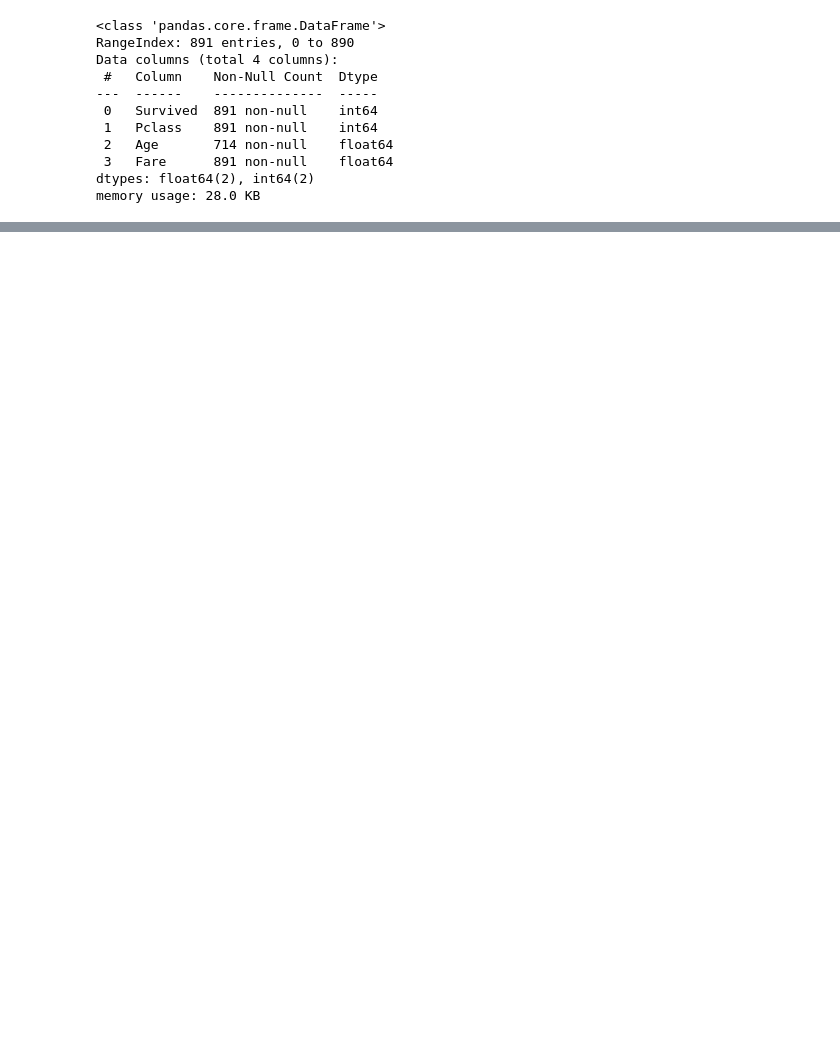
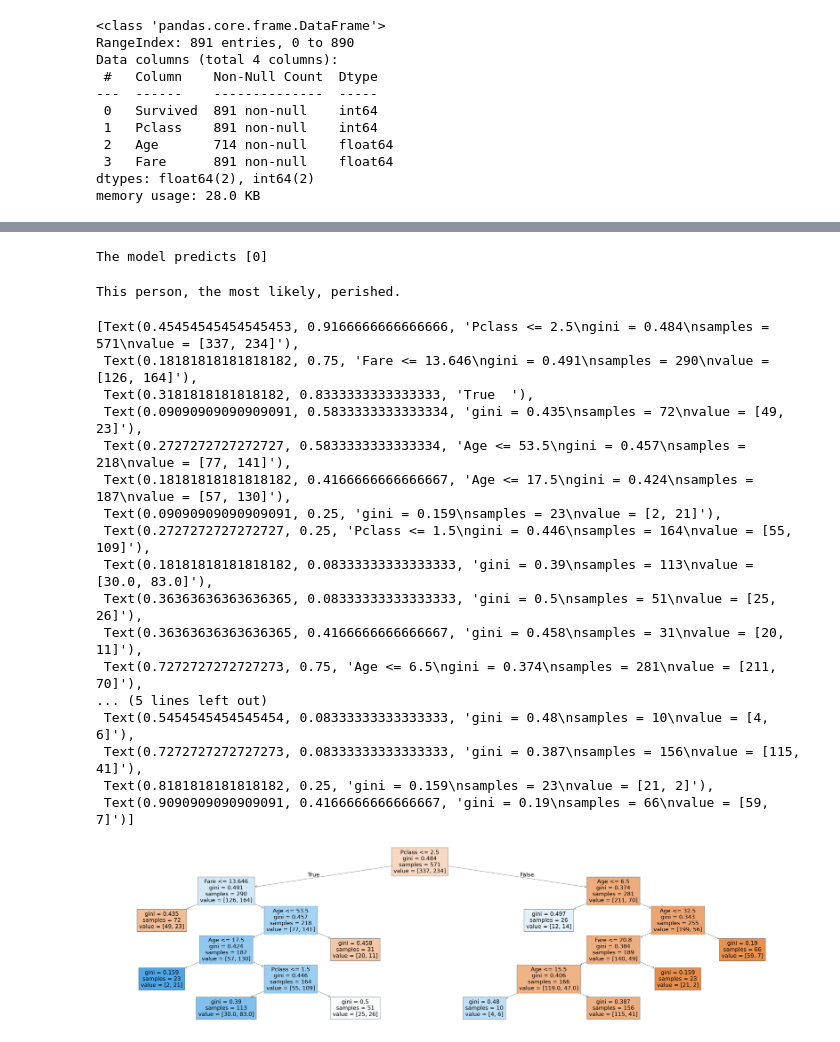
Before and after one commit to victormonkun7/test-repo-tut1-2, a Jupyter notebook: tut8-1_exer.ipynb, the cells around one changed output, grey strips where cells are left out. Drawn from its saved outputs; the diff is of its cells as text; code cells hidden in the pictures; blank space fills up the shorter version.

```diff
--- a/tut8-1_exer.ipynb
+++ b/tut8-1_exer.ipynb
@@ -114 +113,44 @@ FileNotFoundError: [Errno 2] No such file or directory: '../outputs/models/model
 [figure]
+# %%
+with open('/workspaces/test-repo-tut1-2/outputs/models/model_dt.pkl', 'rb') as f:
+    model = pickle.load(f)
+# %%
+person = pd.DataFrame({
+	'Pclass':[3],
+	'Age':[55],
+	'Fare':[7.2500]
+})
+
+prediction = model.predict(person)
+print(f"The model predicts {prediction}")
+# %% [output]
+The model predicts [0]
+# %%
+if prediction == [1]:
+    print ("This person is, the most likely, is a survivor.")
+else:
+    print("This person, the most likely, perished.")
+# %% [output]
+This person, the most likely, perished.
+# %%
+plt.figure(figsize=(80,20))
+plot_tree(model, feature_names=df.drop(columns='Survived').columns, max_depth=5, filled=True)
+# %% [output]
+[Text(0.45454545454545453, 0.9166666666666666, 'Pclass <= 2.5\ngini = 0.484\nsamples = 571\nvalue = [337, 234]'),
+ Text(0.18181818181818182, 0.75, 'Fare <= 13.646\ngini = 0.491\nsamples = 290\nvalue = [126, 164]'),
+ Text(0.3181818181818182, 0.8333333333333333, 'True  '),
+ Text(0.09090909090909091, 0.5833333333333334, 'gini = 0.435\nsamples = 72\nvalue = [49, 23]'),
+ Text(0.2727272727272727, 0.5833333333333334, 'Age <= 53.5\ngini = 0.457\nsamples = 218\nvalue = [77, 141]'),
+ Text(0.18181818181818182, 0.4166666666666667, 'Age <= 17.5\ngini = 0.424\nsamples = 187\nvalue = [57, 130]'),
+ Text(0.09090909090909091, 0.25, 'gini = 0.159\nsamples = 23\nvalue = [2, 21]'),
+ Text(0.2727272727272727, 0.25, 'Pclass <= 1.5\ngini = 0.446\nsamples = 164\nvalue = [55, 109]'),
+ Text(0.18181818181818182, 0.08333333333333333, 'gini = 0.39\nsamples = 113\nvalue = [30.0, 83.0]'),
+ Text(0.36363636363636365, 0.08333333333333333, 'gini = 0.5\nsamples = 51\nvalue = [25, 26]'),
+ Text(0.36363636363636365, 0.4166666666666667, 'gini = 0.458\nsamples = 31\nvalue = [20, 11]'),
+ Text(0.7272727272727273, 0.75, 'Age <= 6.5\ngini = 0.374\nsamples = 281\nvalue = [211, 70]'),
+... (5 lines left out)
+ Text(0.5454545454545454, 0.08333333333333333, 'gini = 0.48\nsamples = 10\nvalue = [4, 6]'),
+ Text(0.7272727272727273, 0.08333333333333333, 'gini = 0.387\nsamples = 156\nvalue = [115, 41]'),
+ Text(0.8181818181818182, 0.25, 'gini = 0.159\nsamples = 23\nvalue = [21, 2]'),
+ Text(0.9090909090909091, 0.4166666666666667, 'gini = 0.19\nsamples = 66\nvalue = [59, 7]')]
+[figure, added]
```
Also changed, not shown: parts of 9 cells of this notebook, 1 other file.
